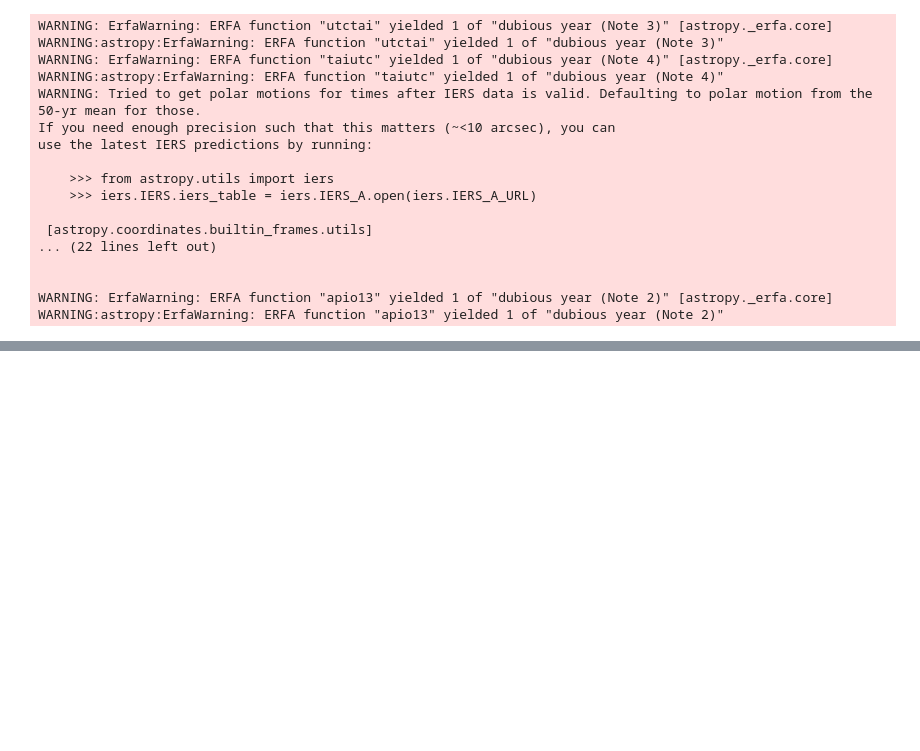
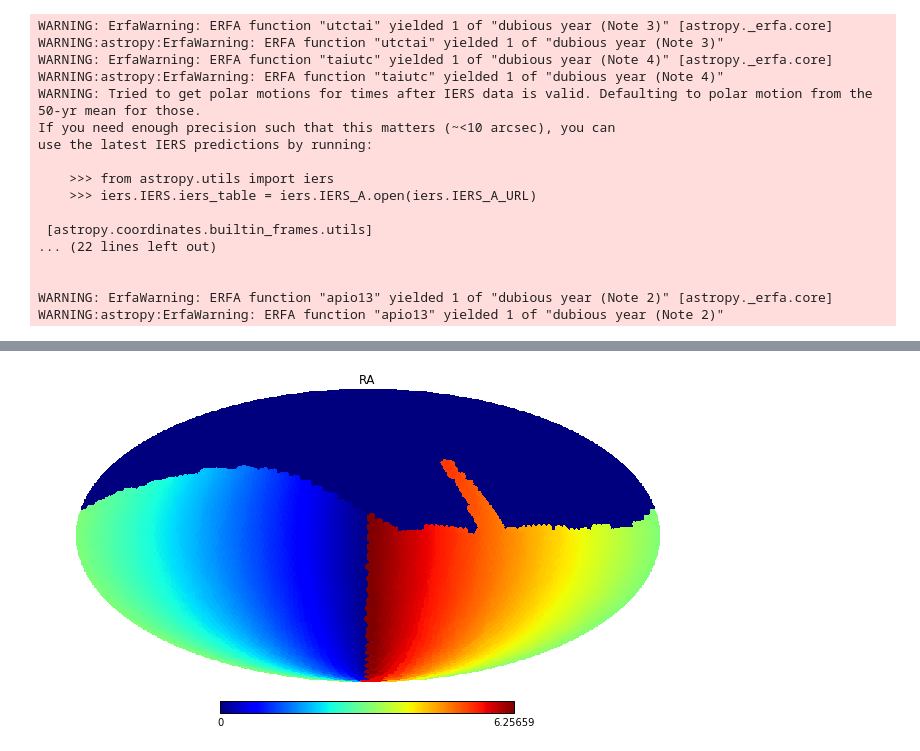
Before and after one commit to yoachim/ScratchStuff, a Jupyter notebook: sched_region_define/Define_regions.ipynb, the cells around one changed output, grey strips where cells are left out. Saved outputs shown, nothing was run; the diff lists cells and outputs as text; code cells hidden in the pictures; blank space fills up the shorter version.

```diff
--- a/sched_region_define/Define_regions.ipynb
+++ b/sched_region_define/Define_regions.ipynb
@@ -199,0 +210,5 @@ hp.gnomview(temp, rot=(-60,-45,0), xsize=1400)
+# %%
+# double check how RA goes
+hp.mollview(bundleList[2].metricValues.data, title='RA')
+# %% [output]
+[figure, added]
```
Also changed, not shown: parts of 9 cells of this notebook, 1 other file.
